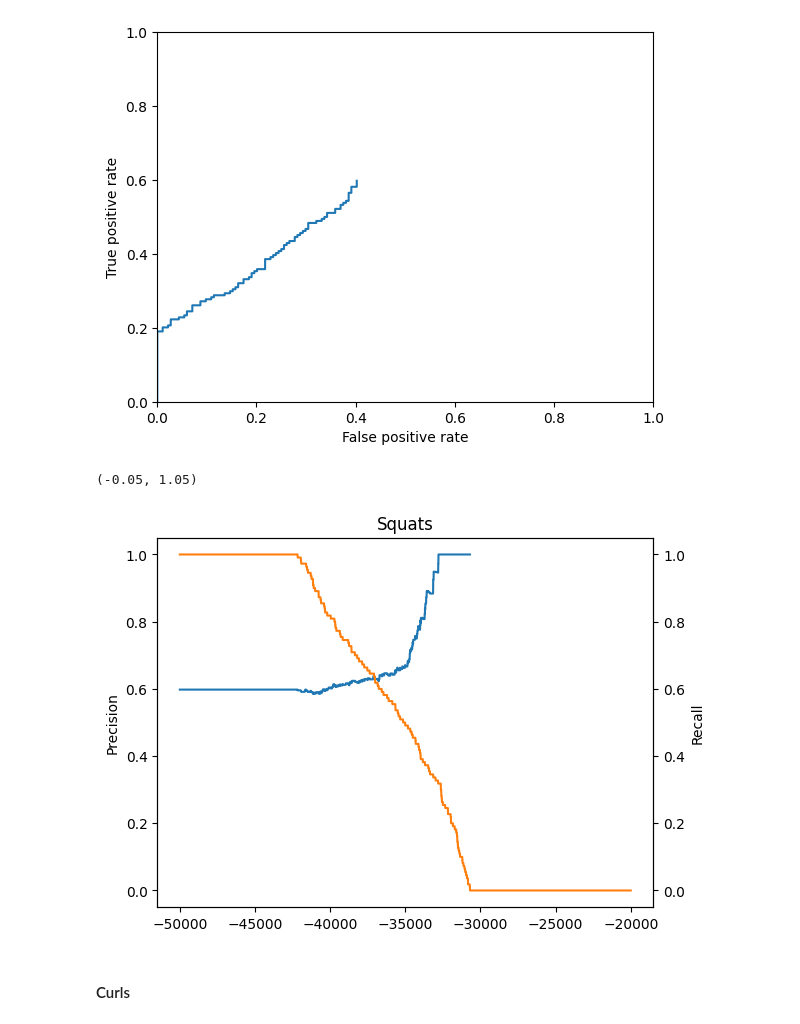
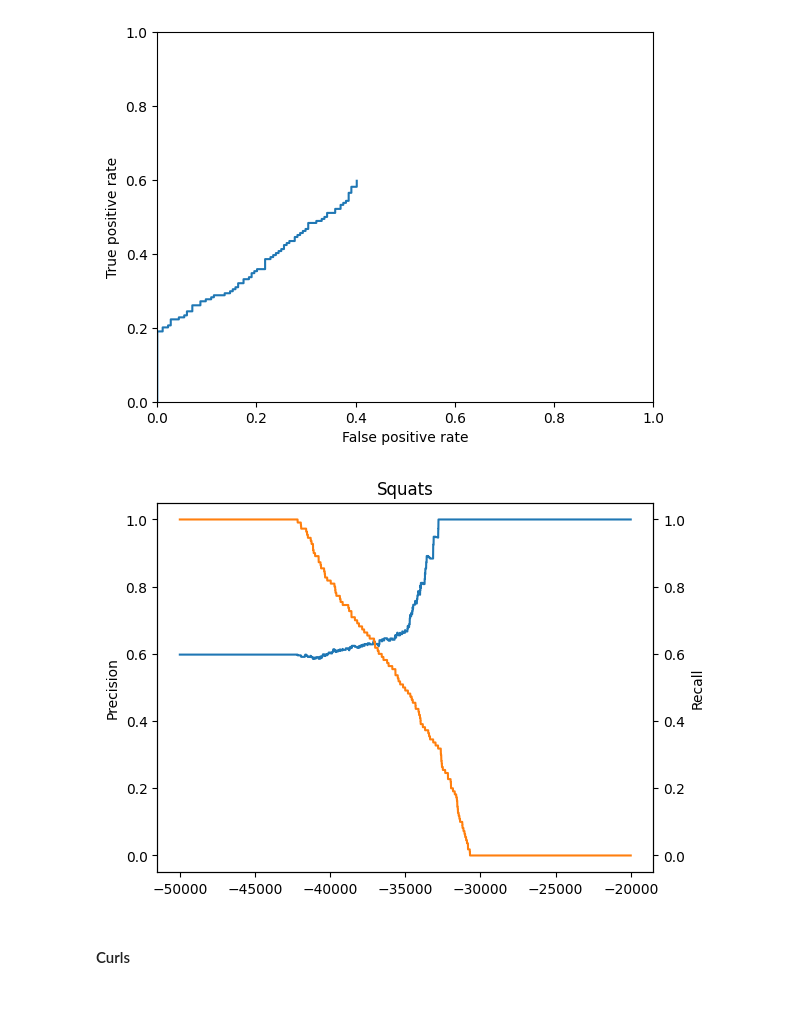
Before and after one commit to sjb296/linear-motion-detection, a Jupyter notebook: main.ipynb, the cells around one changed output. Drawn from its saved outputs; the diff is of its cells as text; code cells hidden in the pictures.

```diff
--- a/main.ipynb
+++ b/main.ipynb
@@ -538,24 +538,25 @@ Text(0, 0.5, 'True positive rate')
 # %%
 # Precision & recall
 squat_precisions = np.array(squat_true_pos_arr) / (
     np.array(squat_true_pos_arr) + np.array(squat_false_pos_arr)
 )
+np.nan_to_num(squat_precisions, copy=False, nan=1.0)
 squat_recalls = np.array(squat_true_pos_arr) / (
     np.array(squat_true_pos_arr) + np.array(squat_false_neg_arr)
 )
-f1_scores = 2 * (squat_precisions * squat_recalls) / (squat_precisions + squat_recalls)
+np.nan_to_num(squat_recalls, copy=False, nan=1.0)
+squat_f1_scores = 2 * (squat_precisions * squat_recalls) / (squat_precisions + squat_recalls)
 plt.title("Squats")
 plt.ylabel("Precision")
 plt.ylim(-0.05, 1.05)
 plt.twinx()
 plt.xlabel("$ \gamma $")
 plt.plot(squat_gammas, squat_precisions, color="tab:blue")
 plt.ylabel("Recall")
 plt.plot(squat_gammas, squat_recalls, color="tab:orange")
-plt.ylim(-0.05, 1.05)
+l = plt.ylim(-0.05, 1.05)
 # %% [output]
-(-0.05, 1.05)
-[figure, old version]
+[figure, new version]
 # %% [markdown]
 #### Curls
 # %%
```
Also changed, not shown: parts of 11 cells of this notebook.
